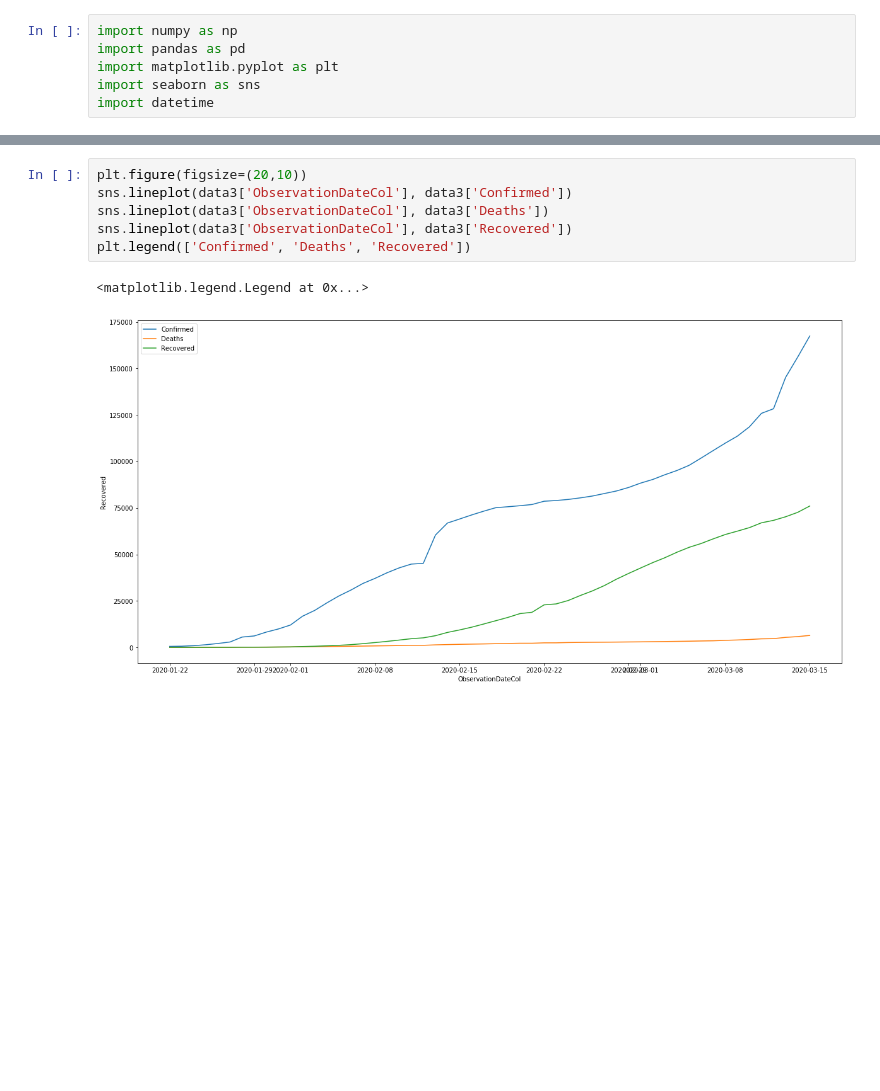
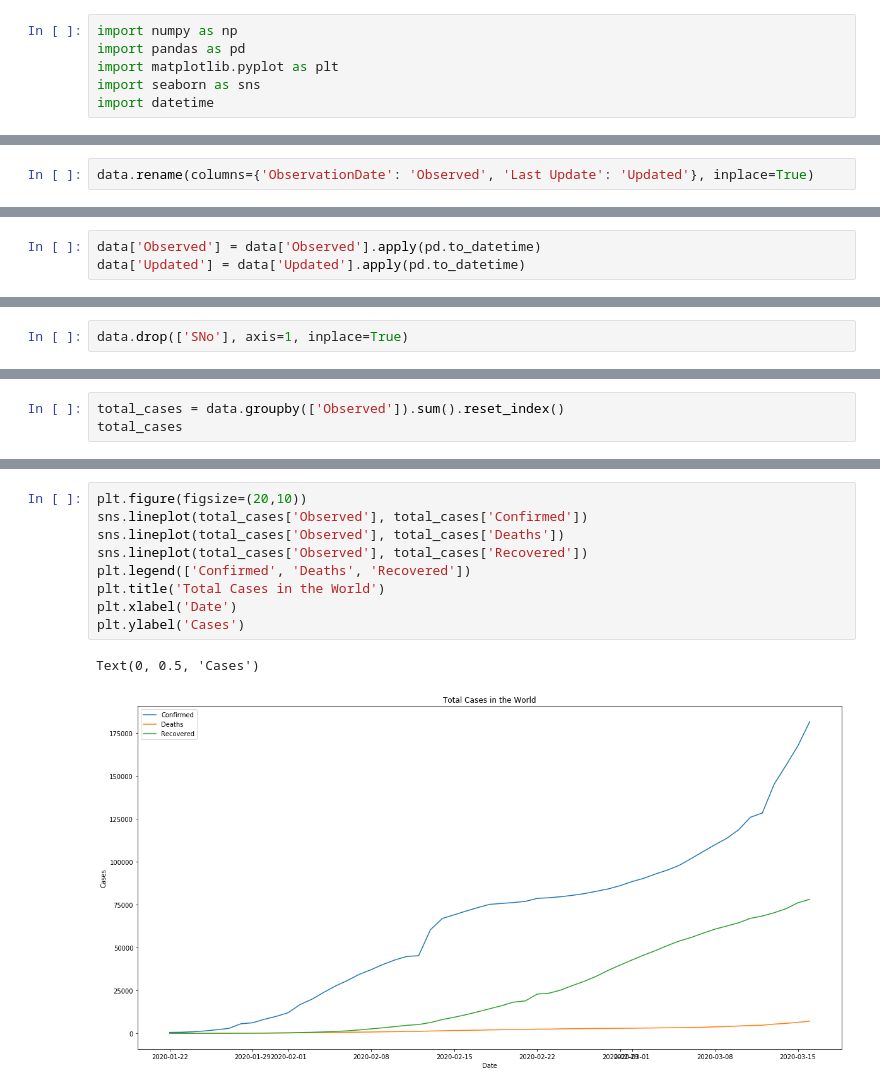
Before and after one commit to gachet/Coronavirus-2019-Analysis, a Jupyter notebook: Coronavirus_Analysis.ipynb, the cells around one changed output, grey strips where cells are left out. Cells and saved outputs as stored; diff of their text form; blank space fills up the shorter version.

Commit message:
WIP: analysis and visualization

```diff
--- a/Coronavirus_Analysis.ipynb
+++ b/Coronavirus_Analysis.ipynb
@@ -18,3 +91,5 @@ datetime.datetime(2020, 1, 22, 17, 0)
+# %%
+data.rename(columns={'ObservationDate': 'Observed', 'Last Update': 'Updated'}, inplace=True)
 # %%
 data.tail()
 # %% [output]
@@ -34,0 +104,3 @@ data3['ObservationDateCol'] = data3['ObservationDateCol'].apply(lambda d: dateti
+# %%
+data['Observed'] = data['Observed'].apply(pd.to_datetime)
+data['Updated'] = data['Updated'].apply(pd.to_datetime)
@@ -34,0 +118,2 @@ data3['ObservationDateCol'] = data3['ObservationDateCol'].apply(lambda d: dateti
+# %%
+data.drop(['SNo'], axis=1, inplace=True)
@@ -34,0 +122,3 @@ data3['ObservationDateCol'] = data3['ObservationDateCol'].apply(lambda d: dateti
+# %%
+total_cases = data.groupby(['Observed']).sum().reset_index()
+total_cases
@@ -35,11 +143,14 @@ data3['ObservationDateCol'] = data3['ObservationDateCol'].apply(lambda d: dateti
 # %%
 plt.figure(figsize=(20,10))
-sns.lineplot(data3['ObservationDateCol'], data3['Confirmed'])
-sns.lineplot(data3['ObservationDateCol'], data3['Deaths'])
-sns.lineplot(data3['ObservationDateCol'], data3['Recovered'])
+sns.lineplot(total_cases['Observed'], total_cases['Confirmed'])
+sns.lineplot(total_cases['Observed'], total_cases['Deaths'])
+sns.lineplot(total_cases['Observed'], total_cases['Recovered'])
 plt.legend(['Confirmed', 'Deaths', 'Recovered'])
+plt.title('Total Cases in the World')
+plt.xlabel('Date')
+plt.ylabel('Cases')
 # %% [output]
-<matplotlib.legend.Legend at 0x...>
+Text(0, 0.5, 'Cases')
-[figure, old version]
+[figure, new version]
 # %%
 plt.figure(figsize=(20,10))
```
Also changed, not shown: parts of 30 cells of this notebook, 7 other files.
